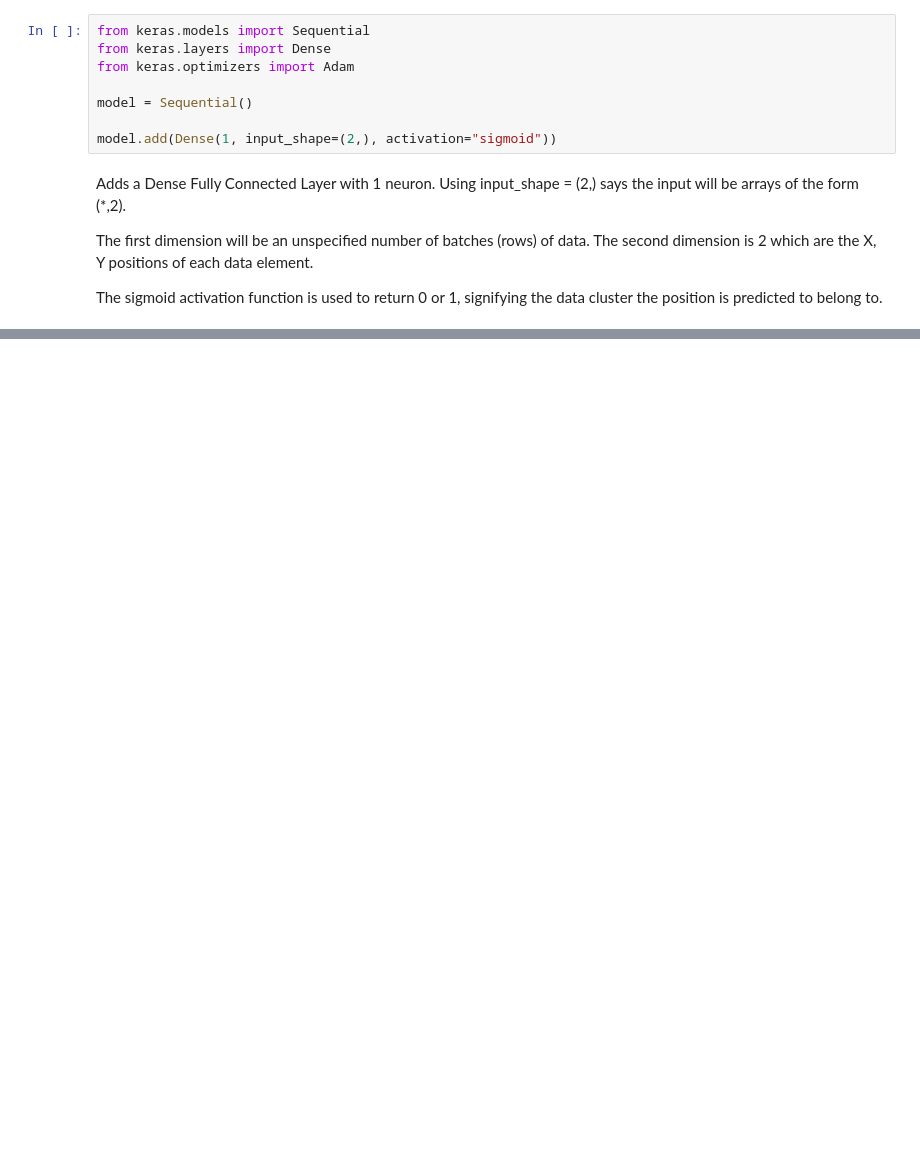
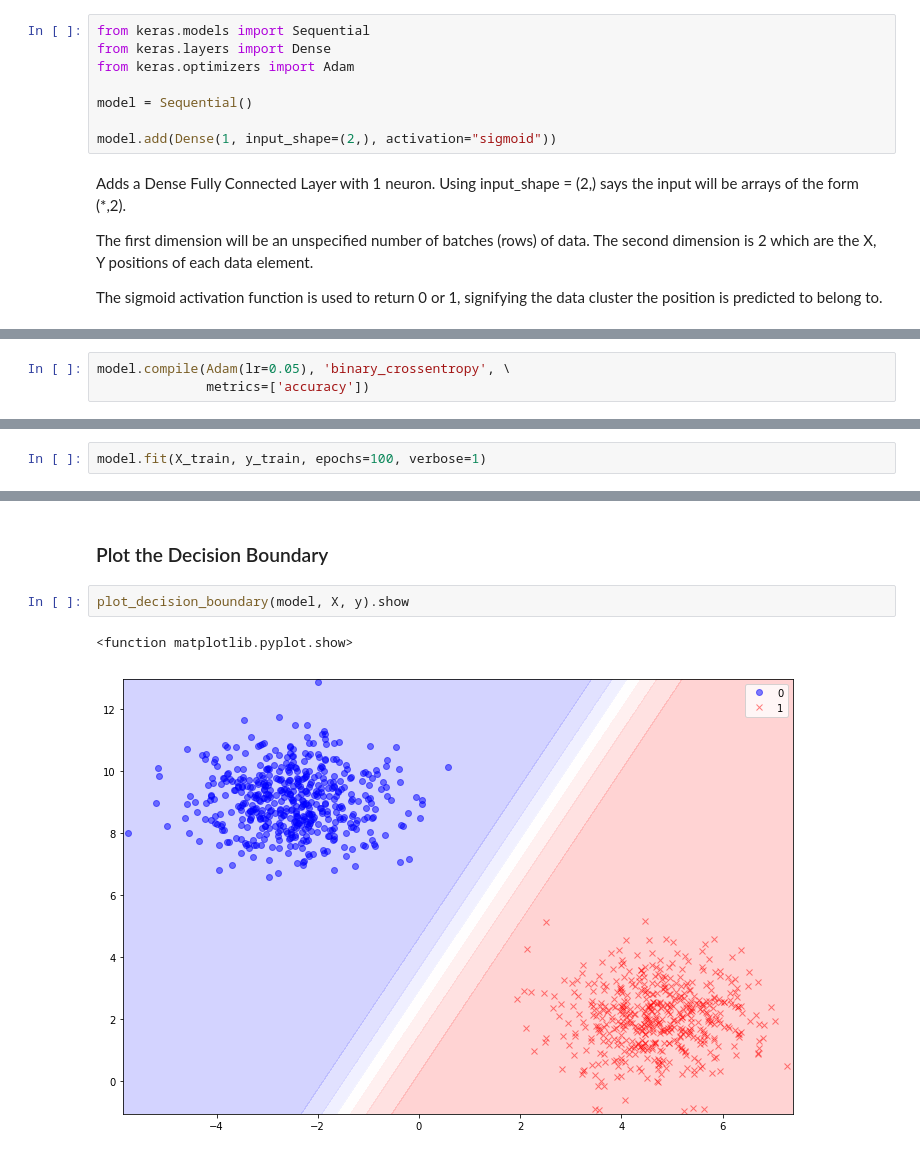
Before and after one commit to ylustina/Pluralsight, a Jupyter notebook: 04_Deep Learning with Keras/02_First Neural Network/02_First NN w Keras - PLS.ipynb, the cells around one changed output, grey strips where cells are left out. Drawn from its saved outputs; the diff is of its cells as text; blank space fills up the shorter version.

Commit message:
Finish decision boundary

```diff
--- a/04_Deep Learning with Keras/02_First Neural Network/02_First NN w Keras - PLS.ipynb
+++ b/04_Deep Learning with Keras/02_First Neural Network/02_First NN w Keras - PLS.ipynb
@@ -167,0 +172,3 @@ The sigmoid activation function is used to return 0 or 1, signifying the data cl
+# %%
+model.compile(Adam(lr=0.05), 'binary_crossentropy', \
+              metrics=['accuracy'])
@@ -167,0 +179,2 @@ The sigmoid activation function is used to return 0 or 1, signifying the data cl
+# %%
+model.fit(X_train, y_train, epochs=100, verbose=1)
@@ -167,0 +212,7 @@ The sigmoid activation function is used to return 0 or 1, signifying the data cl
+# %% [markdown]
+### Plot the Decision Boundary
+# %%
+plot_decision_boundary(model, X, y).show
+# %% [output]
+<function matplotlib.pyplot.show>
+[figure, added]
```
Also changed, not shown: parts of 6 cells of this notebook, 1 other file.
